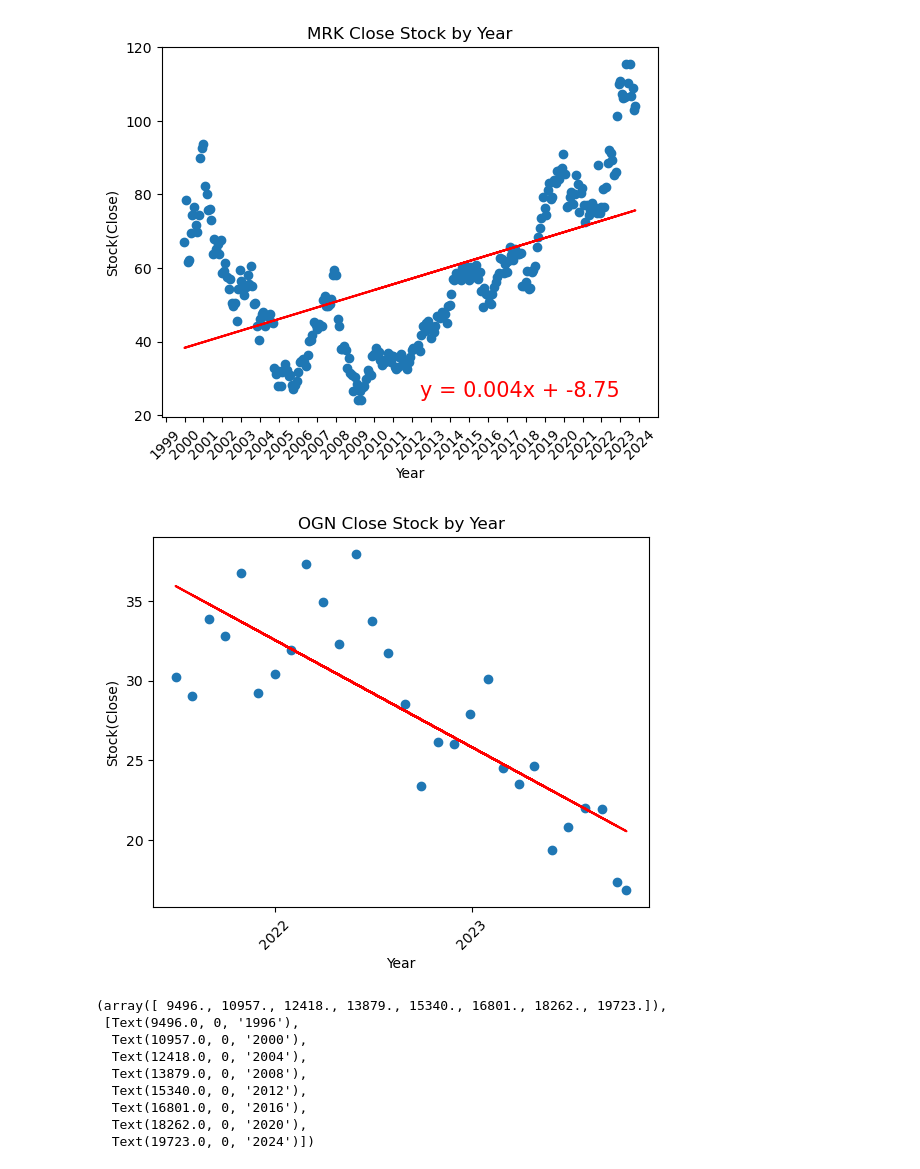
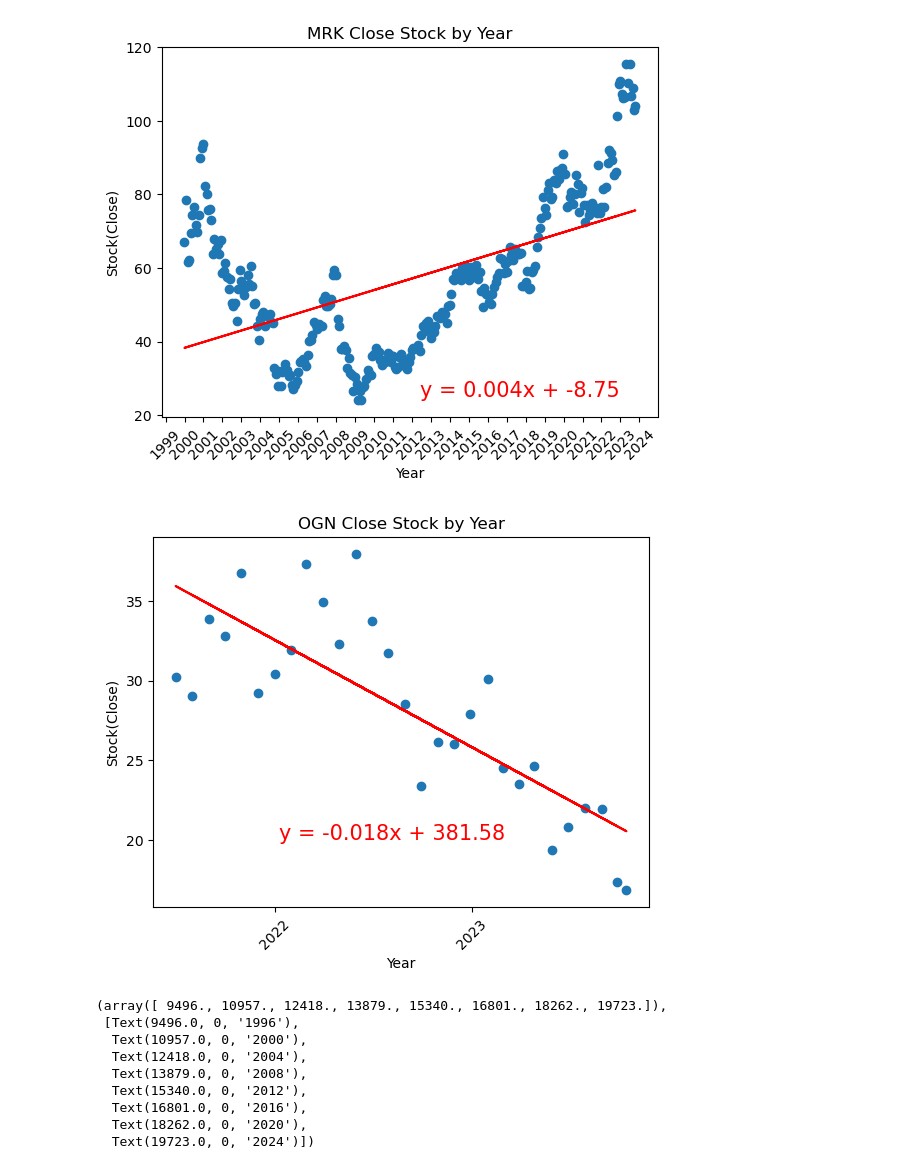
Before and after one commit to proctorsjackson/group_3_project_1, a Jupyter notebook: Project_1_Combined_Code.ipynb, the cells around one changed output. Drawn from its saved outputs; the diff is of its cells as text; code cells hidden in the pictures.

```diff
--- a/Project_1_Combined_Code.ipynb
+++ b/Project_1_Combined_Code.ipynb
@@ -114,22 +119,24 @@ lin_reg(x, y, annotate)
 # %% [output]
 [figure]
-# %%
-ogn_df_merged = graph_df.loc[graph_df['ticker'] == 'OGN']
-
-x = ogn_df_merged['timestamp']
-y = ogn_df_merged['close']
-
-plt.xticks(rotation=45)
-plt.xlabel('Year')
-plt.ylabel('Stock(Close)')
-plt.title('OGN Close Stock by Year')
-plt.gca().xaxis.set_major_locator(mdates.YearLocator())
-annotate = (15500.0, 25)
-plt.plot_date(x, y)
-
-lin_reg(x, y, annotate)
-# %% [output]
-[figure, removed]
+# %%
+ogn_df_merged = graph_df.loc[graph_df['ticker'] == 'OGN']
+
+x = ogn_df_merged['timestamp']
+y = ogn_df_merged['close']
+
+plt.xticks(rotation=45)
+plt.xlabel('Year')
+plt.ylabel('Stock(Close)')
+plt.title('OGN Close Stock by Year')
+plt.gca().xaxis.set_major_locator(mdates.YearLocator())
+annotate = (19000, 20)
+plt.plot_date(x, y)
+
+lin_reg(x, y, annotate)
+
+plt.savefig("graphs/OGN_graph.png")
+# %% [output]
+[figure, added]
 # %%
 for ticker, group in merge_df.groupby('ticker'):
     plt.plot(group['timestamp'], group['close'], label=ticker)
```
Also changed, not shown: parts of 3 cells of this notebook, 4 other files.
